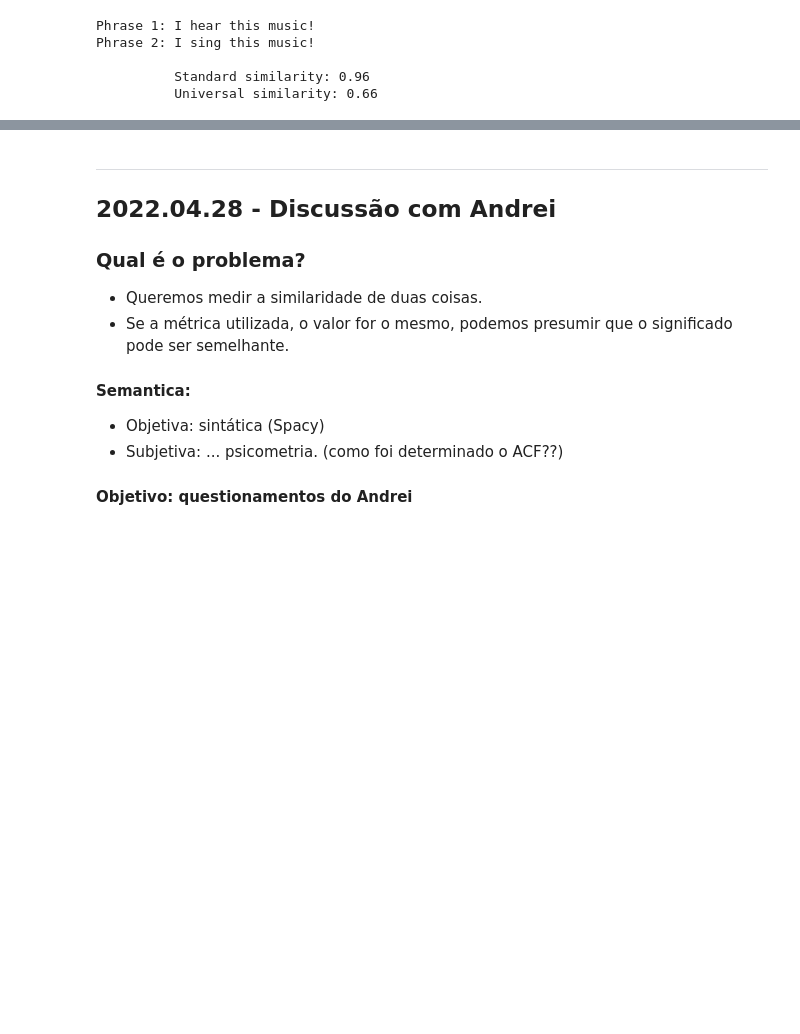
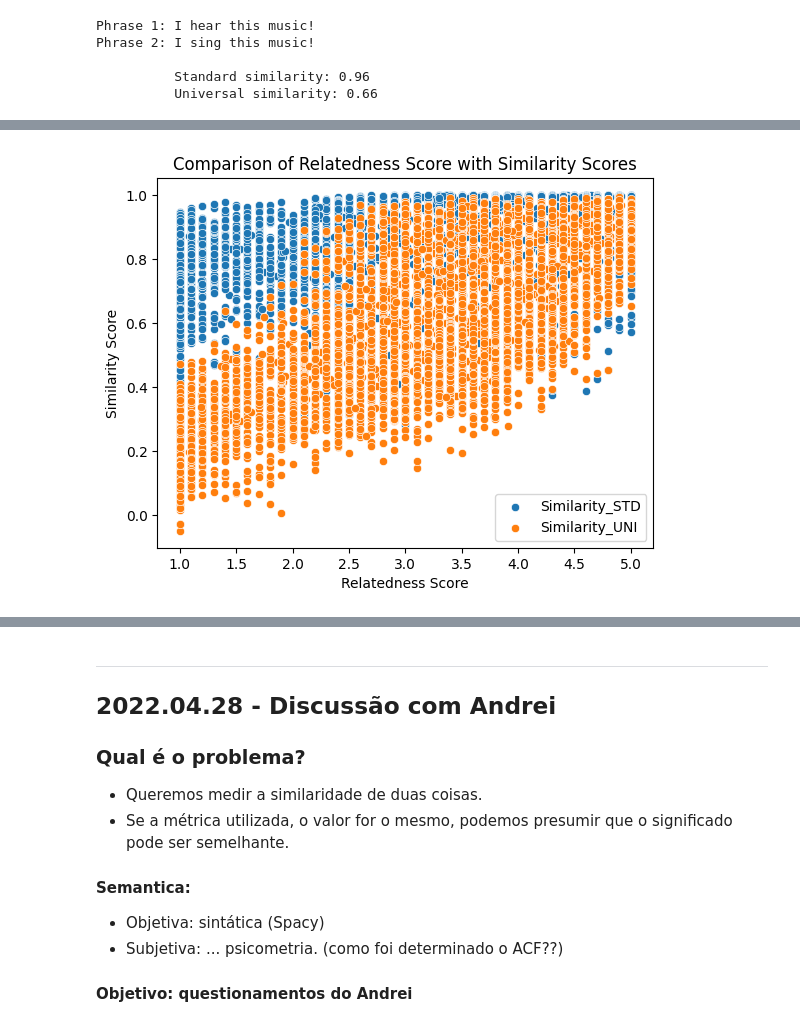
Before and after one commit to tbnsilveira/semantic_classifier, a Jupyter notebook: source/Exp_05b_SICK.ipynb, the cells around one changed output, grey strips where cells are left out. Cells and saved outputs as stored; diff of their text form; code cells hidden in the pictures; blank space fills up the shorter version.

```diff
--- a/source/Exp_05b_SICK.ipynb
+++ b/source/Exp_05b_SICK.ipynb
@@ -328,0 +377,17 @@ Phrase 2: I sing this music!
+# %%
+# Assuming your DataFrame is named 'df'
+sns.scatterplot(x='relatedness_score', y='Similarity_STD', data=data_sick, label='Similarity_STD')
+sns.scatterplot(x='relatedness_score', y='Similarity_UNI', data=data_sick, label='Similarity_UNI')
+
+# Set plot labels and title
+plt.xlabel('Relatedness Score')
+plt.ylabel('Similarity Score')
+plt.title('Comparison of Relatedness Score with Similarity Scores')
+
+# Show legend
+plt.legend()
+
+# Show the plot
+plt.show()
+# %% [output]
+[figure, added]
```
Also changed, not shown: parts of 8 cells of this notebook.
